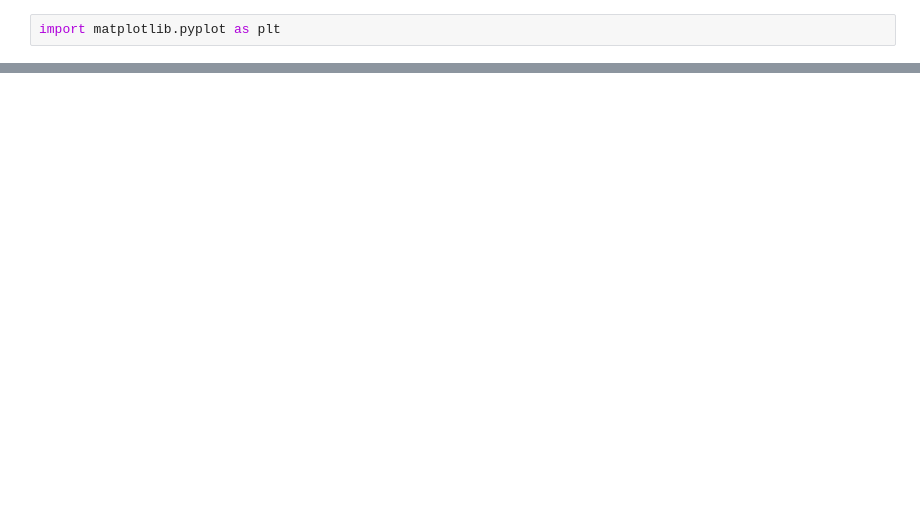
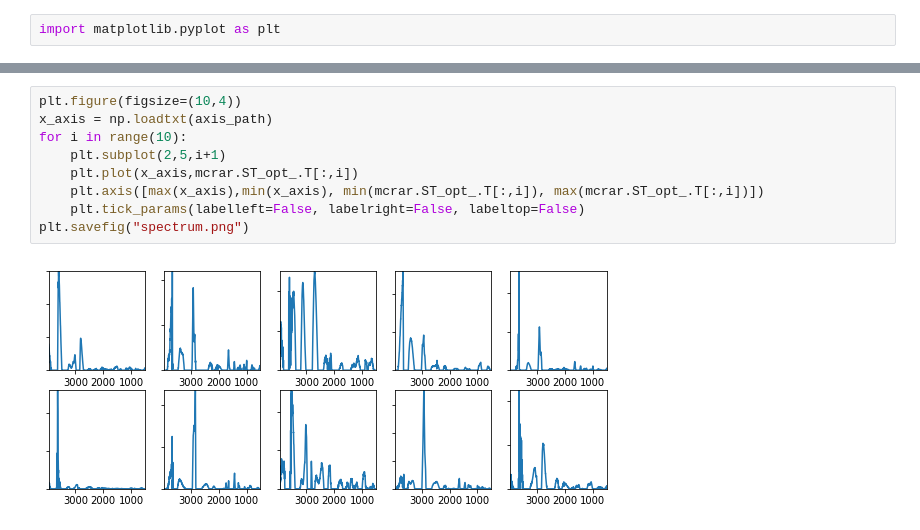
Before and after one commit to Rukaume/KanoLab_analysis, a Jupyter notebook: MCR_ALS_20230120test.ipynb, the cells around one changed output, grey strips where cells are left out. Saved outputs shown, nothing was run; the diff lists cells and outputs as text; blank space fills up the shorter version.

```diff
--- a/MCR_ALS_20230120test.ipynb
+++ b/MCR_ALS_20230120test.ipynb
@@ -264,0 +274,11 @@ Text(0.5, 1.0, 'MCR-AR Retrieved')
+# %%
+plt.figure(figsize=(10,4))
+x_axis = np.loadtxt(axis_path)
+for i in range(10):
+    plt.subplot(2,5,i+1)
+    plt.plot(x_axis,mcrar.ST_opt_.T[:,i])
+    plt.axis([max(x_axis),min(x_axis), min(mcrar.ST_opt_.T[:,i]), max(mcrar.ST_opt_.T[:,i])])
+    plt.tick_params(labelleft=False, labelright=False, labeltop=False)
+plt.savefig("spectrum.png")
+# %% [output]
+[figure, added]
```
Also changed, not shown: parts of 8 cells of this notebook.
